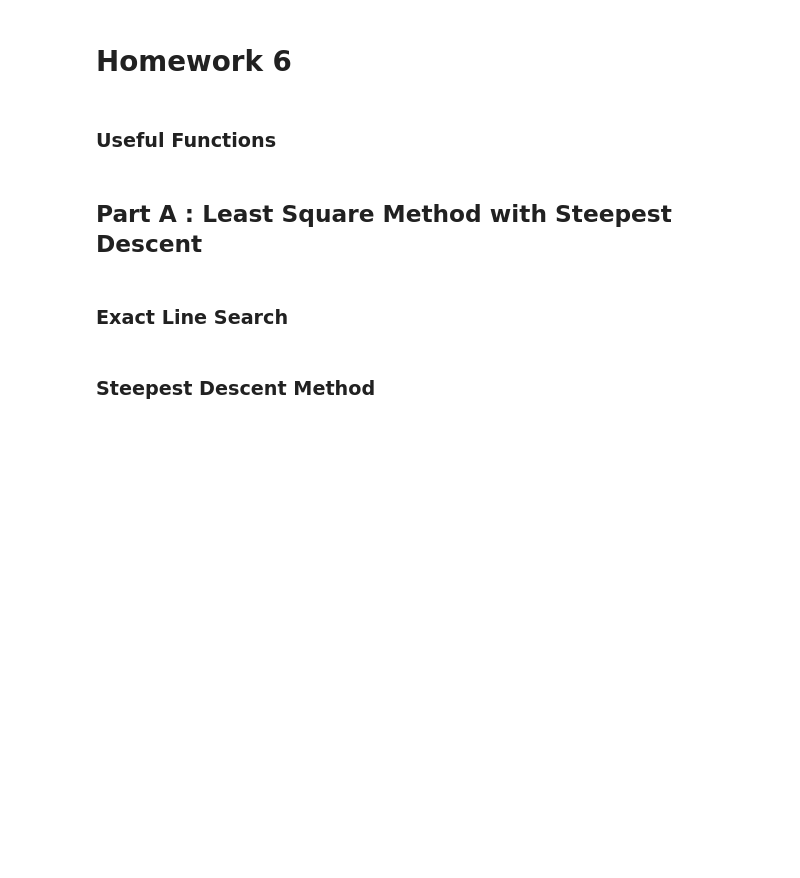
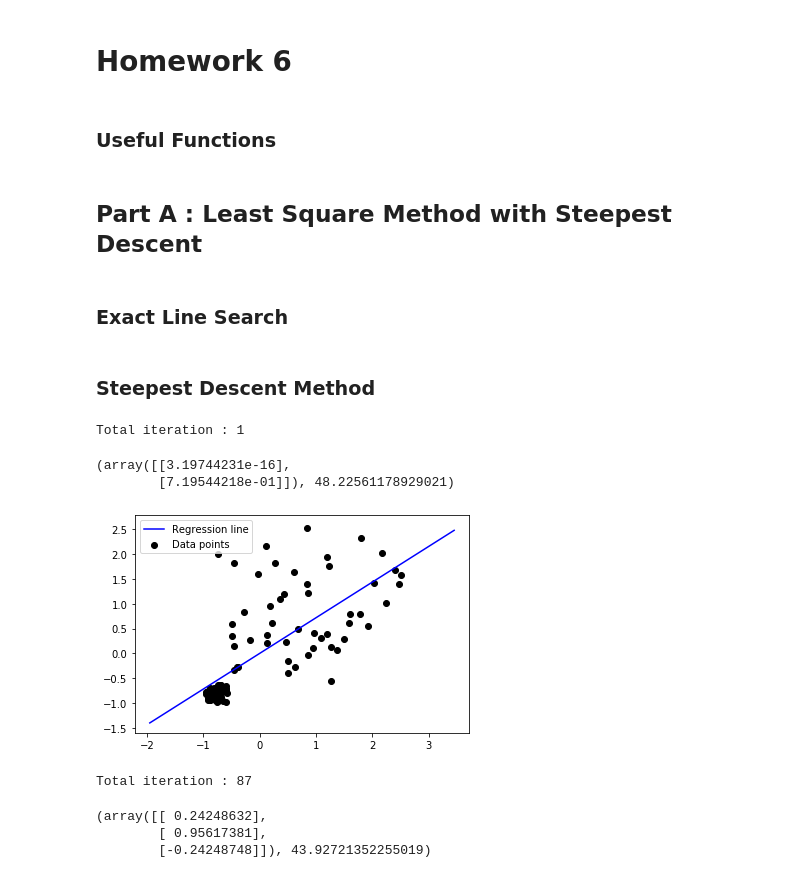
Before and after one commit to akinelden/ie440-homework6, a Jupyter notebook: HW6.ipynb, the cells around one changed output. Cells and saved outputs as stored; diff of their text form; code cells hidden in the pictures; blank space fills up the shorter version.

Commit message:
Regression with steepest descent method is implemented by normalizing data

```diff
--- a/HW6.ipynb
+++ b/HW6.ipynb
@@ -8,8 +9,14 @@ from sympy import Symbol, lambdify
 train_data = pd.read_csv('Input/training.dat', sep=' ', header=None, names=['x', 'y']);
 test_data = pd.read_csv('Input/test.dat', sep=' ', header=None, names=['x', 'y']);
 
-x_train = np.array(train_data['x'])
-y_train = np.array(train_data['y'])
+#x_train = np.array(train_data['x'])
+#y_train = np.array(train_data['y'])
+
+norm_train = np.array(train_data)
+norm_train = (norm_train - norm_train.mean(0)) / norm_train.std(0)
+
+x_train = norm_train[:,0]
+y_train = norm_train[:,1]
 
 w0 = Symbol("w0")
 w1 = Symbol("w1")
@@ -30,8 +37,21 @@ func_b = np.sum(func_b_coefficient*func_b_variables)
 f_b = lambdify([[w0, w1, w2]], func_b, "numpy")
 gf_b = lambdify([[w0, w1, w2]], func_b.diff([[w0, w1, w2]]), "numpy")
 grad_fb = lambda x_arr : np.array(gf_b(x_arr), 'float64').reshape(1,len(x_arr))
+# %%
+regA = lambda w_s, x_arr : x_arr * w_s[1,0] + w_s[0,0]
+regB = lambda w_s, x_arr : x_arr**2 * w_s[2,0] + x_arr * w_s[1,0] + w_s[0,0]
 # %% [markdown]
 ### Useful Functions
+# %%
+def plotRegressionGraph(data, regFunc, w_star, name="graph"):
+    xmin = data[:,0].min()
+    xmax = data[:,0].max()
+    t1 = np.arange(xmin-1, xmax+1, 0.1)
+    plt.figure()
+    plt.plot(t1, regFunc(w_star, t1), 'b-', label='Regression line')
+    plt.scatter(data[:,0], data[:,1], color="black", label="Data points")
+    plt.legend()
+    plt.savefig("{0}.png".format(name))
 # %%
 np_str = lambda x_k : np.array2string(x_k.reshape(len(x_k)), precision=3, separator=',')
 
@@ -62,7 +82,7 @@ def BisectionMethod(f,epsilon, a=-100,b=100) :
     x_star = (a+b)/2
     return x_star
 
-def NewtonsMethod(df, ddf, x_0, epsilon):
+def NewtonsMethod(df, ddf, x_0, epsilon, a, b):
     iteration = 0
     while True:
         dfx0 = df(x_0)
@@ -71,19 +91,21 @@ def NewtonsMethod(df, ddf, x_0, epsilon):
         iteration +=1
         if abs(x_0-x_1)<epsilon:
             break
-        else:
-            x_0 = x_1
-    x_star = x_1
+        if x_1<a or x_1>b:
+            break
+        x_0 = x_1
+    x_star = x_0
     return x_star
 
 def ExactLineSearch(f, x0, d, eps=10**(-10)):
     alpha = Symbol('alpha')
     function_alpha = f(np.array(x0)+alpha*np.array(d)).item()
     f_alp = lambdify(alpha, function_alpha)
-    alp_star = BisectionMethod(f_alp, epsilon=10**(-3))
+    bisecEps = 10**(-4)
+    alp_star = BisectionMethod(f_alp, epsilon=bisecEps)
     df_alp = lambdify(alpha, function_alpha.diff(alpha))
     ddf_alp = lambdify(alpha, function_alpha.diff(alpha).diff(alpha))
-    alp_star = NewtonsMethod(df_alp, ddf_alp, alp_star, eps)
+    alp_star = NewtonsMethod(df_alp, ddf_alp, alp_star, eps, alp_star-bisecEps, alp_star+bisecEps)
     return alp_star
 # %% [markdown]
 ### Steepest Descent Method
@@ -109,3 +131,7 @@ def steepestDescentMethod(f, grad_f, x_0, descentEpsilon, exactLineEpsilon=10**(
 # %%
 ws_a, fs_a, outputs_a = steepestDescentMethod(f_a, grad_fa, [0,0], 0.001)
 ws_a, fs_a
+# %% [output]
+Total iteration : 1
+(array([[3.19744231e-16],
+        [7.19544218e-01]]), 48.22561178929021)
@@ -114,3 +138,12 @@ outputs_a.table
+# %%
+plotRegressionGraph(np.array(norm_train), regA, ws_a)
+# %% [output]
+[figure, added]
 # %%
-ws_b, fs_b, outputs_b = steepestDescentMethod(f_b, grad_fb, [100,0,0], 0.1)
+ws_b, fs_b, outputs_b = steepestDescentMethod(f_b, grad_fb, [0,0,0], 0.001)
 ws_b, fs_b
+# %% [output]
+Total iteration : 87
+(array([[ 0.24248632],
+        [ 0.95617381],
+        [-0.24248748]]), 43.92721352255019)
```
Also changed, not shown: parts of 4 cells of this notebook.
